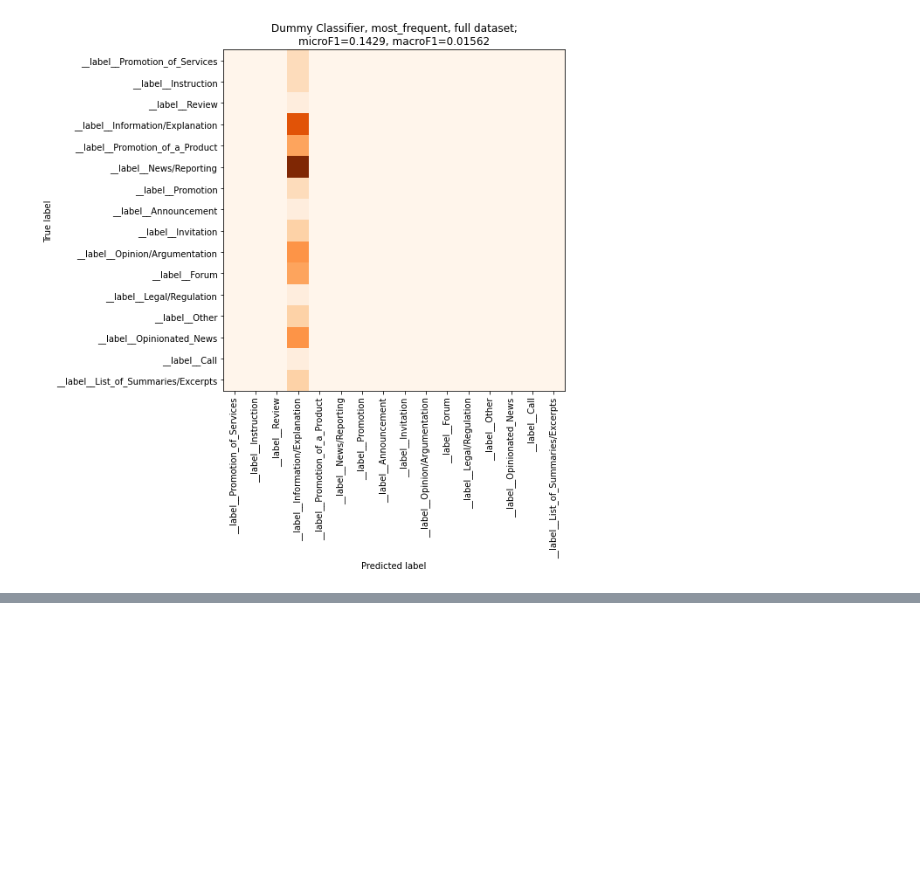
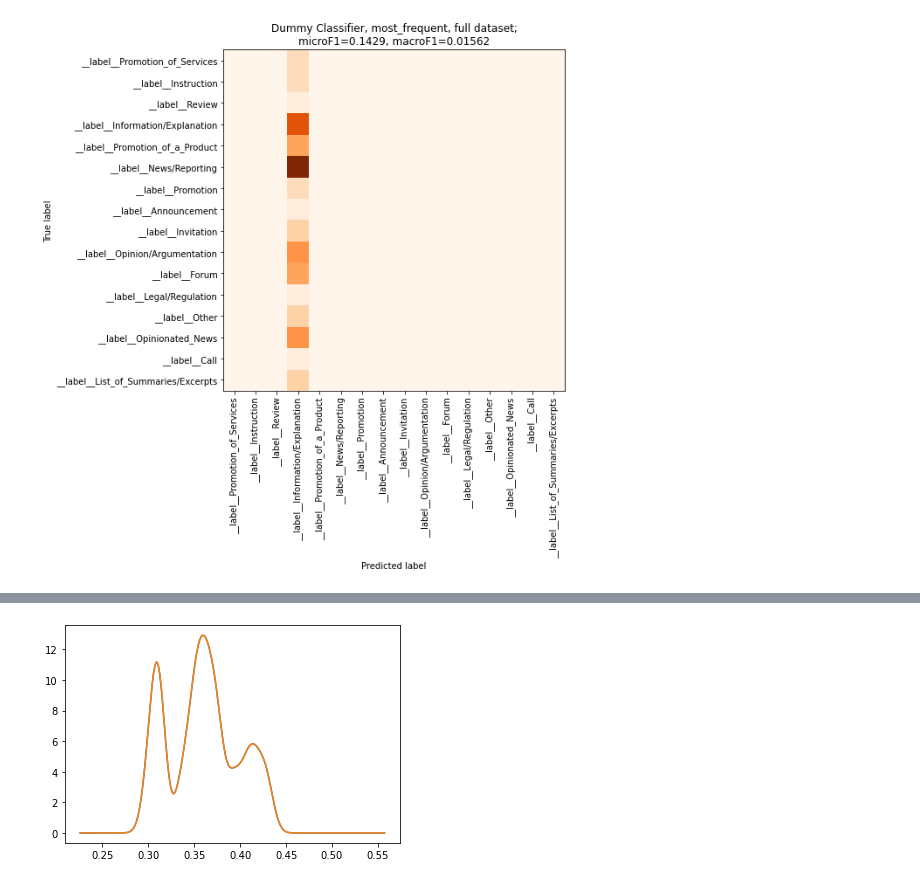
Before and after one commit to TajaKuzman/Transformers-GINCO-Experiments, a Jupyter notebook: 5_dummy_clf.ipynb, the cells around one changed output, grey strips where cells are left out. Saved outputs shown, nothing was run; the diff lists cells and outputs as text; code cells hidden in the pictures; blank space fills up the shorter version.

```diff
--- a/5_dummy_clf.ipynb
+++ b/5_dummy_clf.ipynb
@@ -111,0 +146,18 @@ macroF1=0.01562
+# %%
+import numpy as np
+from scipy.stats import gaussian_kde
+def compute_kde(data):
+    density = gaussian_kde(data)
+    xs = np.linspace(min(data)*0.75,max(data)*1.3,200)
+    density.covariance_factor = lambda : .2
+    density._compute_covariance()
+    ys = density(xs)
+    return xs, ys
+
+xs, kde = compute_kde(dedup_micros)
+plt.plot(xs, kde)
+xs, kde_normed = compute_kde(dedup_micros, normed=True)
+plt.plot(xs, kde_normed)
+plt.show()
+# %% [output]
+[figure, added]
```
Also changed, not shown: parts of 1 cell of this notebook, 5 other files.
